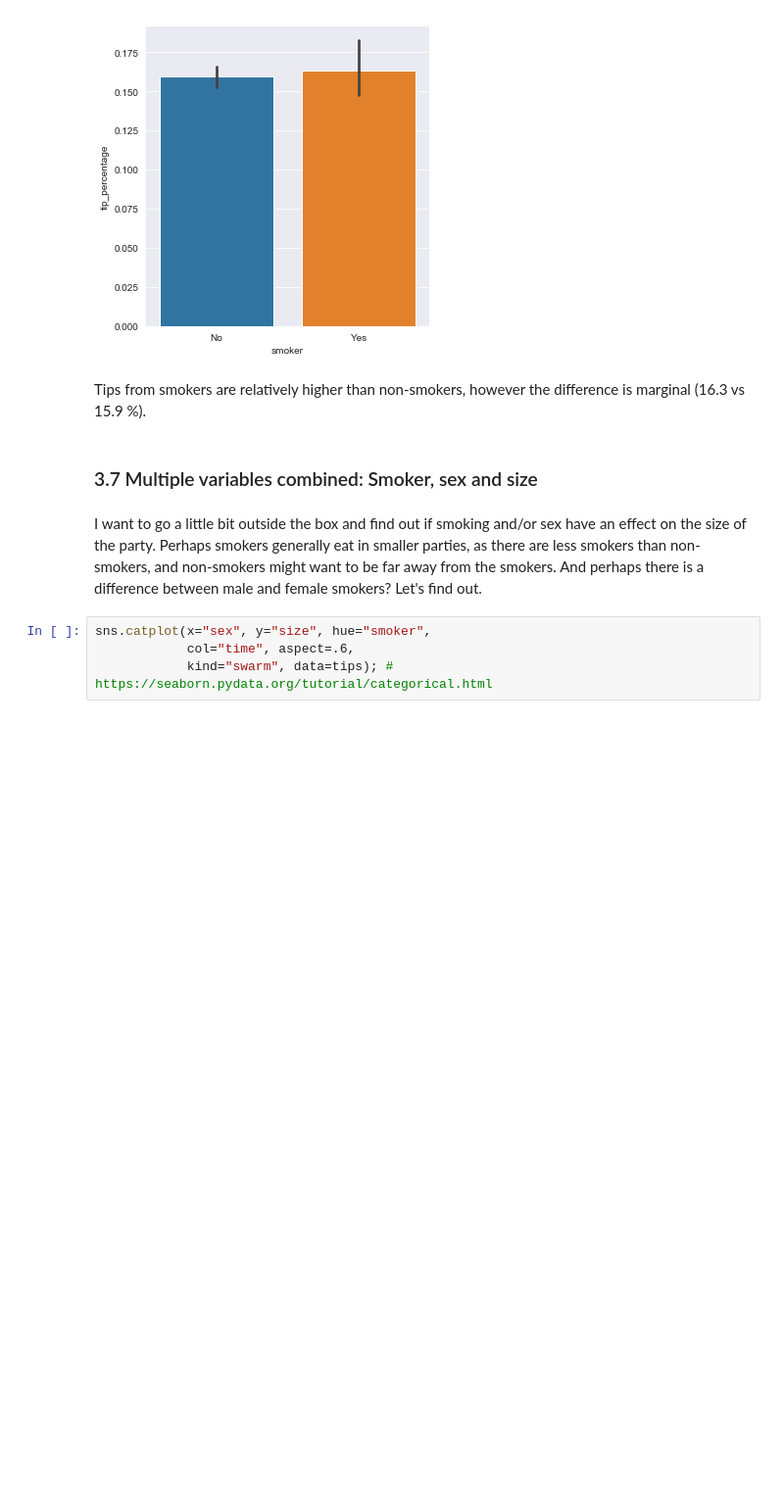
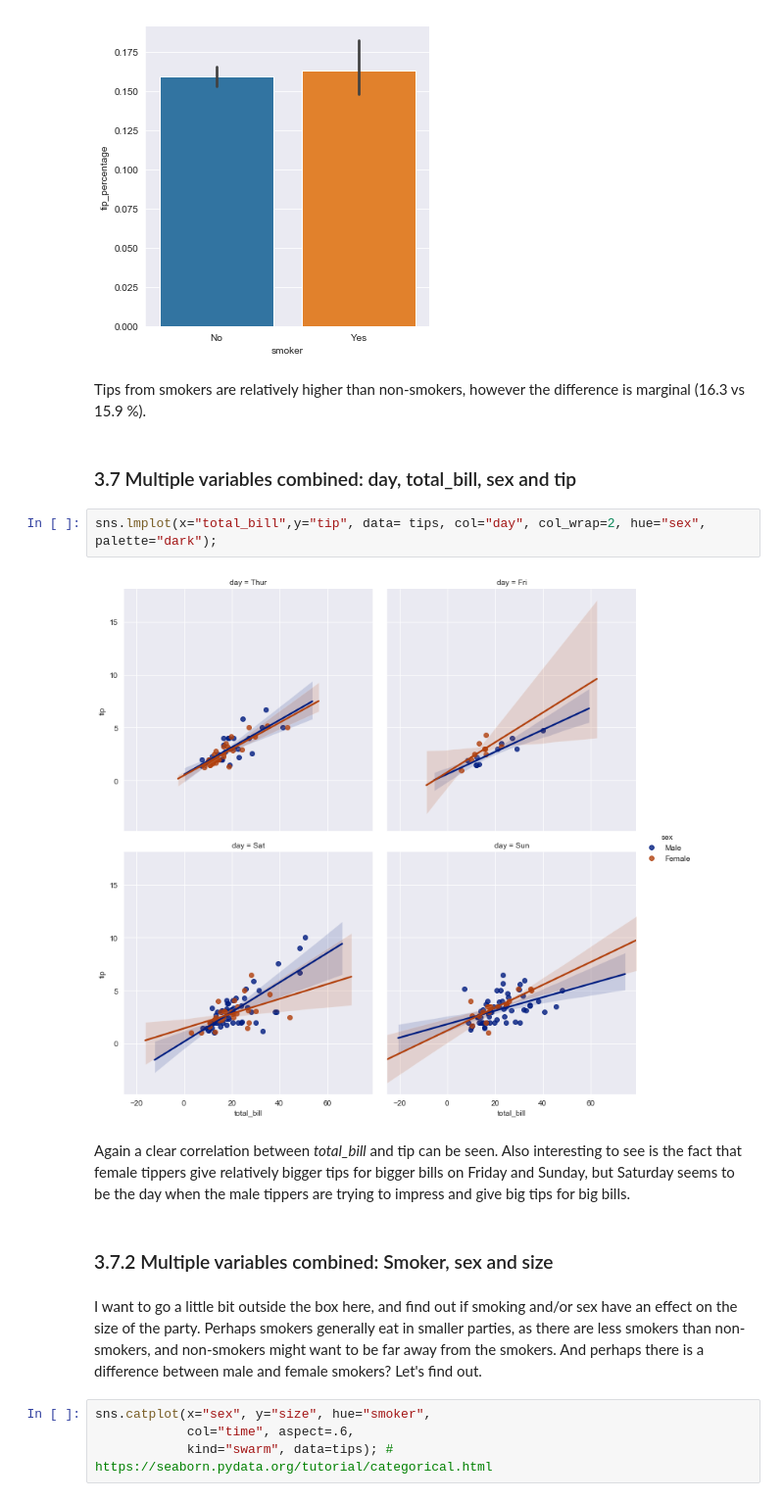
Before and after one commit to Ardvb/FODAProject2019, a Jupyter notebook: FODA Assessment 2019.ipynb, the cells around one changed output. Shown at 98% size. Saved outputs shown, nothing was run; the diff lists cells and outputs as text; blank space fills up the shorter version.

Commit message:
Added lmplots for smoker, day, sex and tips

```diff
--- a/FODA Assessment 2019.ipynb
+++ b/FODA Assessment 2019.ipynb
@@ -816,10 +812,18 @@ sns.catplot(x="smoker", y="tip_percentage", kind = "bar", data=billtip);
 [figure]
 # %% [markdown]
 Tips from smokers are relatively higher than non-smokers, however the difference is marginal (16.3 vs 15.9 %).
+# %% [markdown]
+### 3.7 Multiple variables combined: day, total_bill, sex and tip
+# %%
+sns.lmplot(x="total_bill",y="tip", data= tips, col="day", col_wrap=2, hue="sex", palette="dark");
+# %% [output]
+[figure, added]
+# %% [markdown]
+Again a clear correlation between <em>total_bill</em> and tip can be seen. Also interesting to see is the fact that female tippers give relatively bigger tips for bigger bills on Friday and Sunday, but Saturday seems to be the day when the male tippers are trying to impress and give big tips for big bills.
 # %% [markdown]
-### 3.7 Multiple variables combined: Smoker, sex and size
+### 3.7.2 Multiple variables combined: Smoker, sex and size
 # %% [markdown]
-I want to go a little bit outside the box and find out if smoking and/or sex have an effect on the size of the party. Perhaps smokers generally eat in smaller parties, as there are less smokers than non-smokers, and non-smokers might want to be far away from the smokers. And perhaps there is a difference between male and female smokers? Let's find out.
+I want to go a little bit outside the box here, and find out if smoking and/or sex have an effect on the size of the party. Perhaps smokers generally eat in smaller parties, as there are less smokers than non-smokers, and non-smokers might want to be far away from the smokers. And perhaps there is a difference between male and female smokers? Let's find out.
 # %%
 sns.catplot(x="sex", y="size", hue="smoker",
             col="time", aspect=.6,
```
Also changed, not shown: parts of 8 cells of this notebook.
